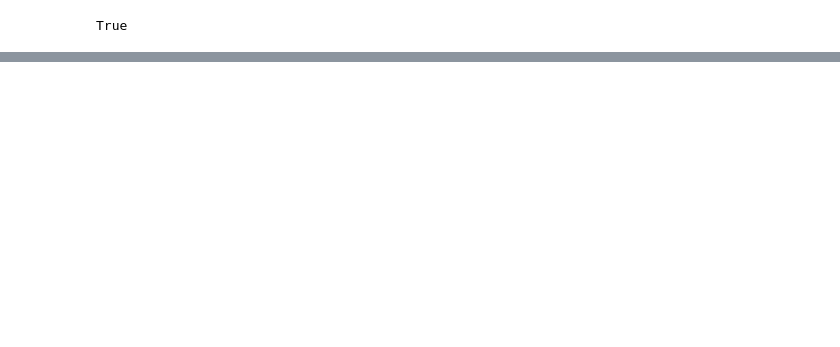
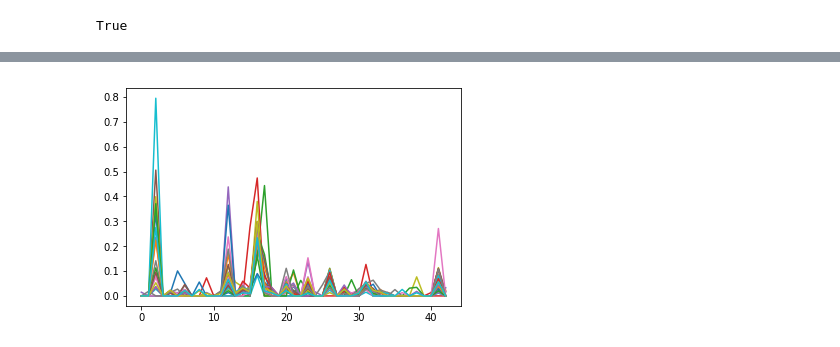
Before and after one commit to david30907d/hackthon, a Jupyter notebook: LDA.ipynb, the cells around one changed output, grey strips where cells are left out. Cells and saved outputs as stored; diff of their text form; code cells hidden in the pictures; blank space fills up the shorter version.

```diff
--- a/LDA.ipynb
+++ b/LDA.ipynb
@@ -788,0 +312,7 @@ r = requests.get('http://140.120.13.250:6006/fastcnn', params={'img_url':'https:
+# %%
+def show_user_profiling_id(member_id):
+    user_view_doc = ' '.join(df[df['post_id'].isin(post_view.loc[post_view['member_id'] == member_id]['post_id'])]['content'])
+    topic_distribution = dict(lda.get_document_topics(dictionary.doc2bow(user_view_doc.split())))
+    return [topic_distribution.get(i, 0) for i in range(43)]
+
+show_user_profiling_id(1683147)
@@ -788,0 +337,11 @@ r = requests.get('http://140.120.13.250:6006/fastcnn', params={'img_url':'https:
+# %%
+%matplotlib inline
+
+import matplotlib.pyplot as plt
+import numpy as np
+
+for member in set(list(post_view[:30]['member_id'])):
+    plt.plot(range(43), show_user_profiling_id(member))
+plt.show()
+# %% [output]
+[figure, added]
```
Also changed, not shown: parts of 44 cells of this notebook.
